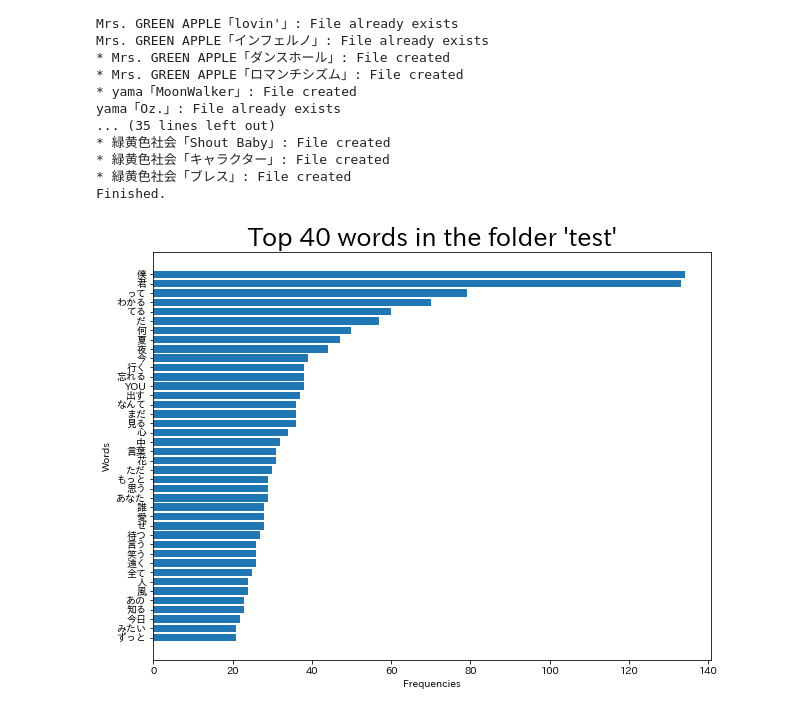
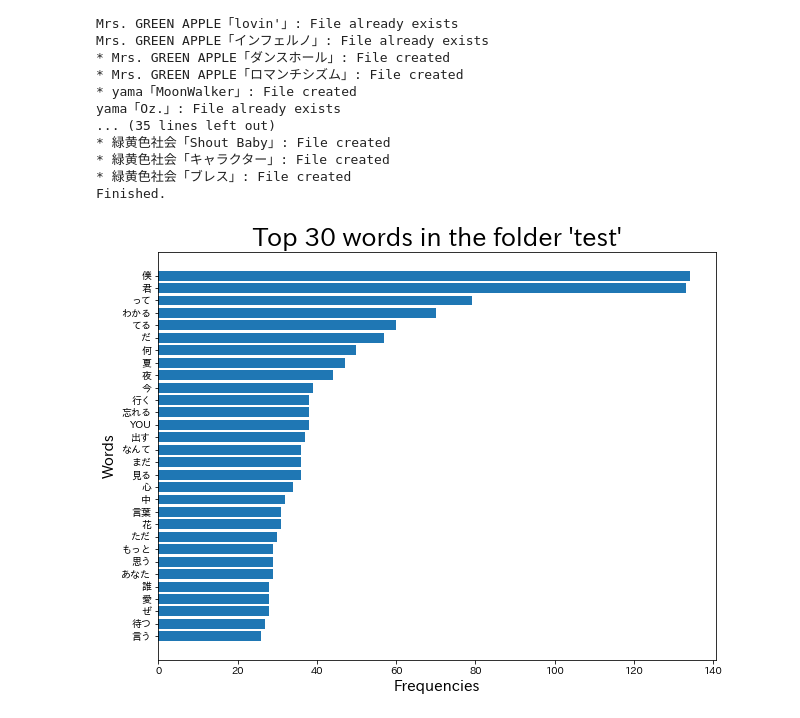
Before and after one commit to hillfields/lyrics-frequency-visualizer, a Jupyter notebook: lyrics-visualizer.ipynb, the cells around one changed output. Saved outputs shown, nothing was run; the diff lists cells and outputs as text; code cells hidden in the pictures.

```diff
--- a/lyrics-visualizer.ipynb
+++ b/lyrics-visualizer.ipynb
@@ -297,8 +301,7 @@ class WordCounter:
         return self.counter.most_common()
 
     def output_word_freqs(self, folder, file_name, type="csv", directory="results"):
-        """Outputs the word frequencies in a folder of .txt file as either a .csv
-        or .txt file.
+        """Outputs the word frequencies in a folder of .txt file as either a .csv or .txt file.
         """
         word_freqs = self.count_all_words(folder)
 
@@ -384,6 +387,6 @@ yama「Oz.」: File already exists
 * 緑黄色社会「ブレス」: File created
 Finished.
 # %%
-WordCounter().visualize_word_freqs("test", "yorushika-mix", 40)
+WordCounter().visualize_word_freqs("test", "yorushika-mix", 30)
 # %% [output]
-[figure, old version]
+[figure, new version]
```
Also changed, not shown: parts of 6 cells of this notebook, 1 other file.
